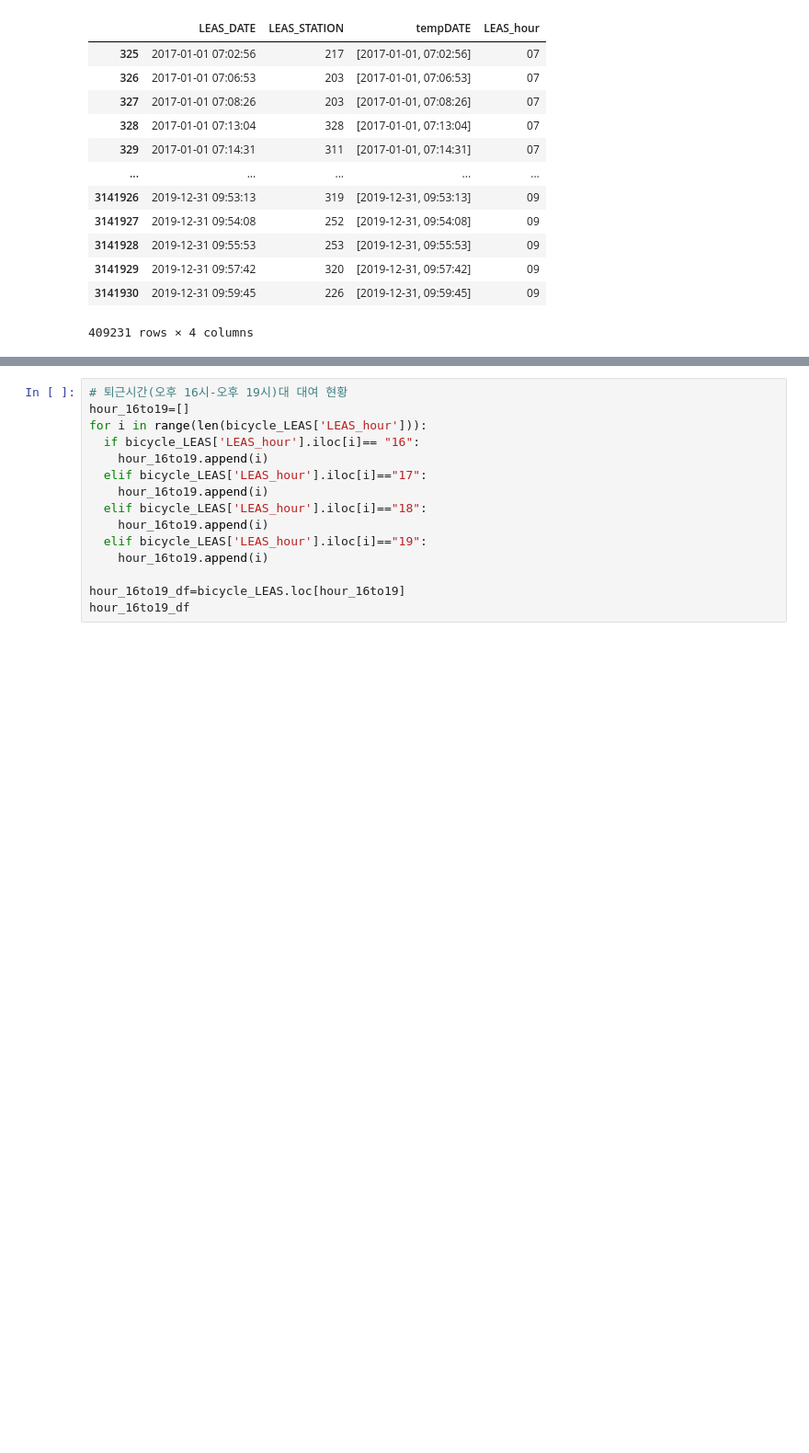
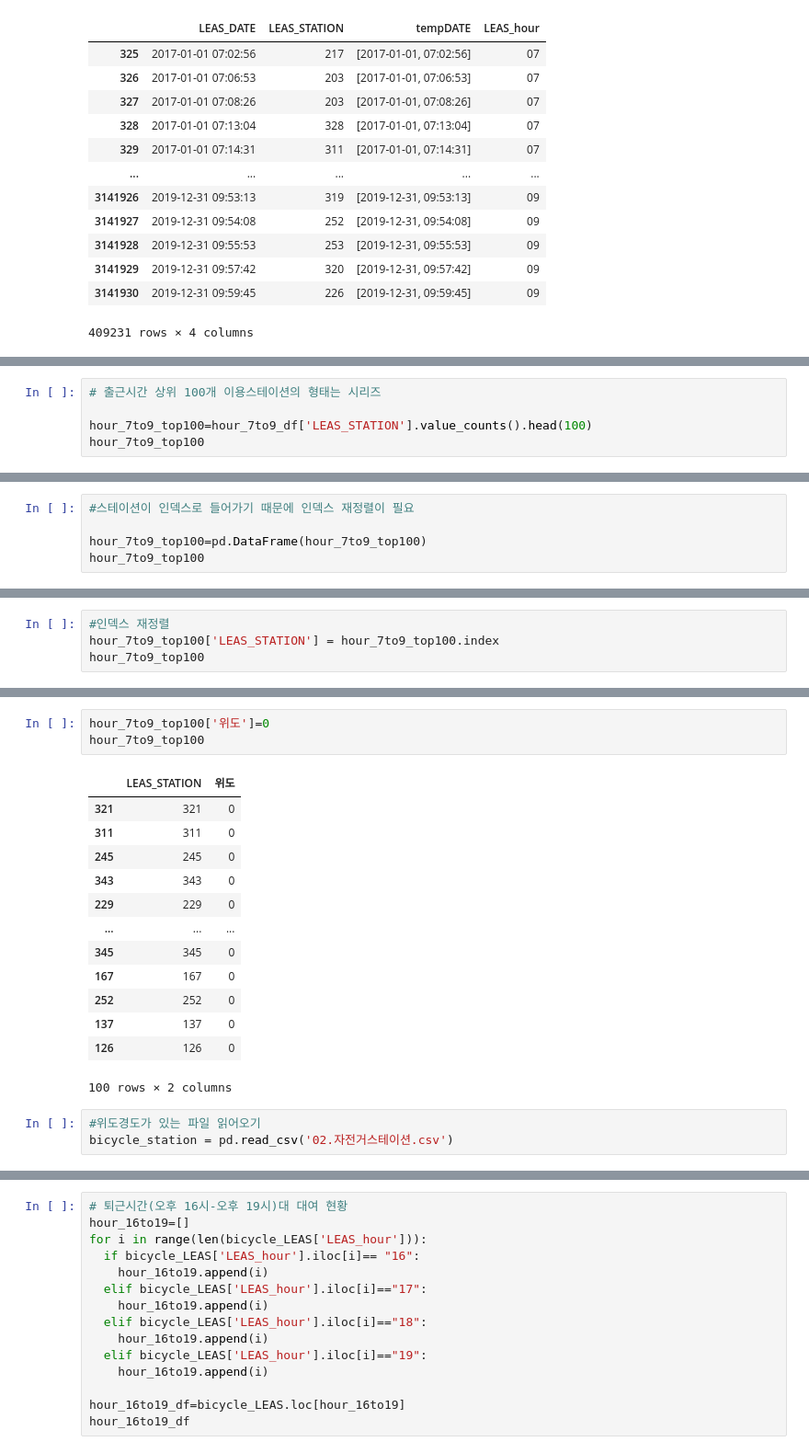
Before and after one commit to KIM-CHAEYOUNG/PROJECT_bike_station, a Jupyter notebook: 01_운영이력_출근_퇴근_점심시간_대여빈도.ipynb, the cells around one changed output, grey strips where cells are left out. Shown at 92% size. Drawn from its saved outputs; the diff is of its cells as text; blank space fills up the shorter version.

```diff
--- a/01_운영이력_출근_퇴근_점심시간_대여빈도.ipynb
+++ b/01_운영이력_출근_퇴근_점심시간_대여빈도.ipynb
@@ -304,0 +304,5 @@ Name: LEAS_STATION, dtype: int64
+# %%
+# 출근시간 상위 100개 이용스테이션의 형태는 시리즈
+
+hour_7to9_top100=hour_7to9_df['LEAS_STATION'].value_counts().head(100)
+hour_7to9_top100
@@ -304,0 +322,5 @@ Name: LEAS_STATION, dtype: int64
+# %%
+#스테이션이 인덱스로 들어가기 때문에 인덱스 재정렬이 필요
+
+hour_7to9_top100=pd.DataFrame(hour_7to9_top100)
+hour_7to9_top100
@@ -304,0 +341,4 @@ Name: LEAS_STATION, dtype: int64
+# %%
+#인덱스 재정렬
+hour_7to9_top100['LEAS_STATION'] = hour_7to9_top100.index
+hour_7to9_top100
@@ -304,0 +359,20 @@ Name: LEAS_STATION, dtype: int64
+# %%
+hour_7to9_top100['위도']=0
+hour_7to9_top100
+# %% [output]
+|  | LEAS_STATION | 위도 |
+| 321 | 321 | 0 |
+| 311 | 311 | 0 |
+| 245 | 245 | 0 |
+| 343 | 343 | 0 |
+| 229 | 229 | 0 |
+| ... | ... | ... |
+| 345 | 345 | 0 |
+| 167 | 167 | 0 |
+| 252 | 252 | 0 |
+| 137 | 137 | 0 |
+| 126 | 126 | 0 |
+100 rows × 2 columns
+# %%
+#위도경도가 있는 파일 읽어오기
+bicycle_station = pd.read_csv('02.자전거스테이션.csv')
```
Also changed, not shown: parts of 18 cells of this notebook.
